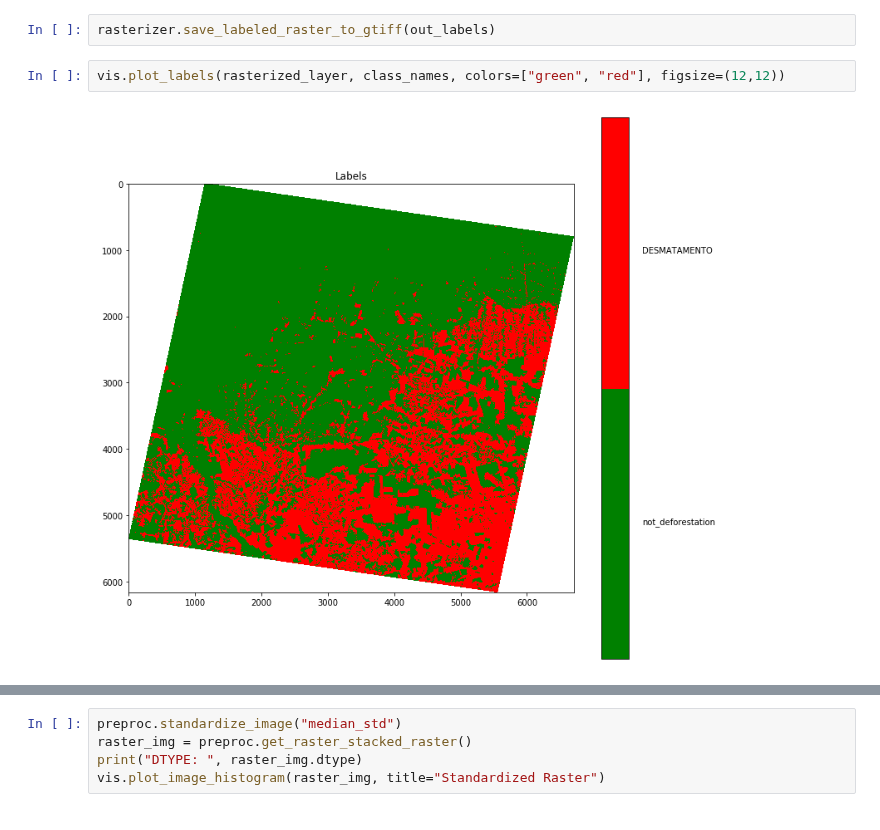
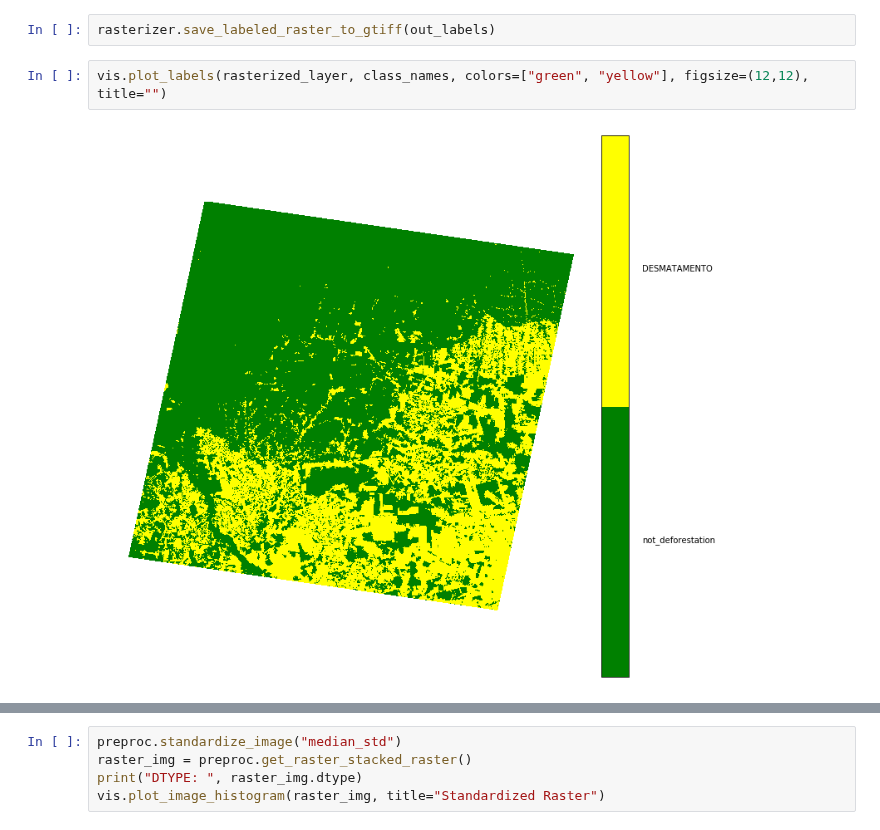
Before and after one commit to rvmaretto/deepgeo, a Jupyter notebook: notebooks/paper_IGARSS_2019/generate_samples_one_scene-Copy1.ipynb, the cells around one changed output, grey strips where cells are left out. Cells and saved outputs as stored; diff of their text form.

```diff
--- a/notebooks/paper_IGARSS_2019/generate_samples_one_scene-Copy1.ipynb
+++ b/notebooks/paper_IGARSS_2019/generate_samples_one_scene-Copy1.ipynb
@@ -54,9 +54,9 @@ rasterized_layer = rasterizer.get_labeled_raster()
 # %%
 rasterizer.save_labeled_raster_to_gtiff(out_labels)
 # %%
-vis.plot_labels(rasterized_layer, class_names, colors=["green", "red"], figsize=(12,12))
+vis.plot_labels(rasterized_layer, class_names, colors=["green", "yellow"], figsize=(12,12), title="")
 # %% [output]
-[figure, old version]
+[figure, new version]
 # %%
 preproc = prep.Preprocessor(raster_file, no_data=-9999)
 preproc.set_nodata_value(-10)
```
Also changed, not shown: parts of 1 cell of this notebook, 6 other files.
